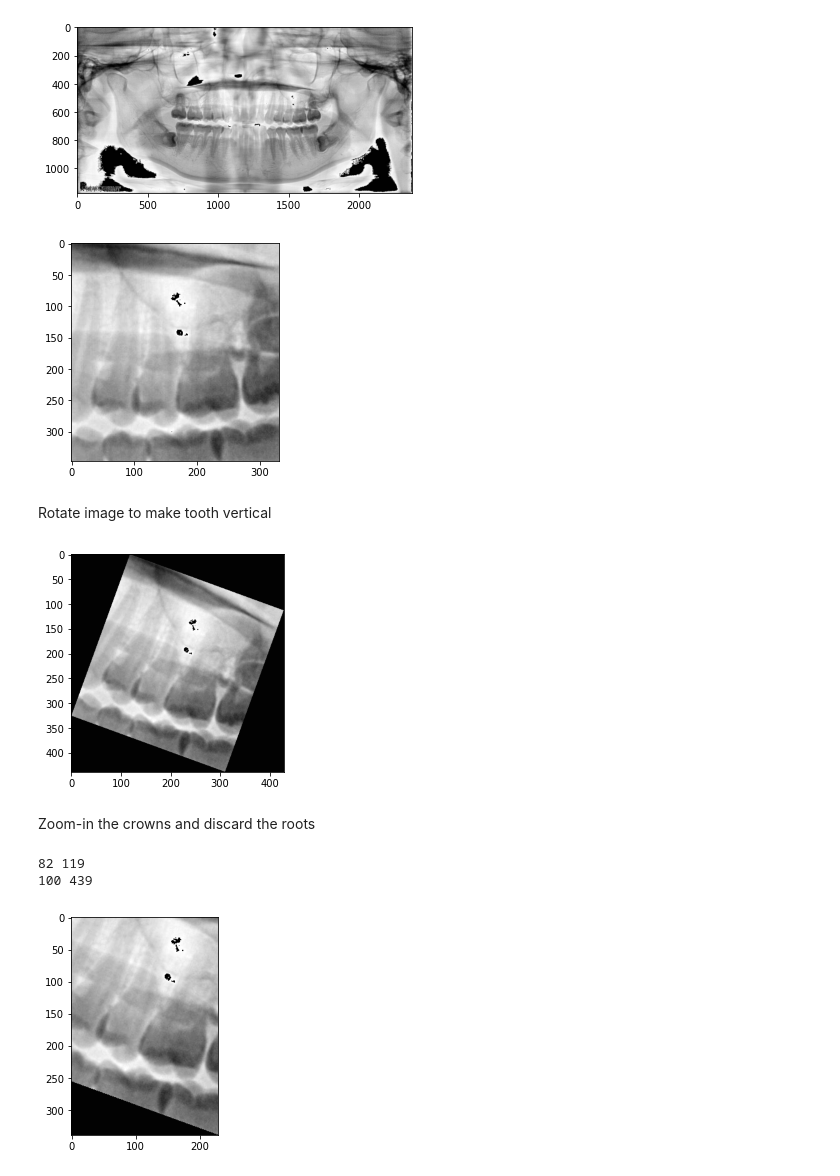
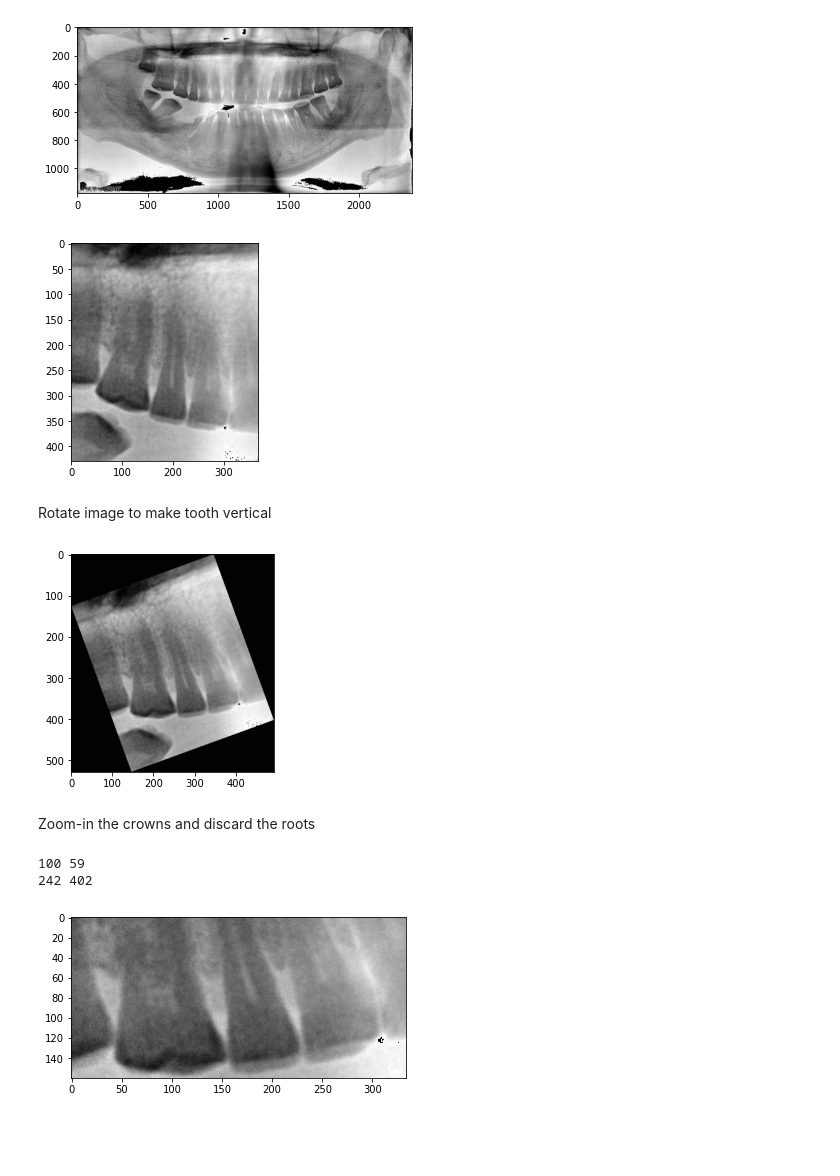
Before and after one commit to alan8365/dentist-CV, a Jupyter notebook: edge/tooth_isolation_demo.ipynb, the cells around one changed output. Saved outputs shown, nothing was run; the diff lists cells and outputs as text; code cells hidden in the pictures; blank space fills up the shorter version.

```diff
--- a/edge/tooth_isolation_demo.ipynb
+++ b/edge/tooth_isolation_demo.ipynb
@@ -53,6 +47,6 @@ Adding AutoShape...
 # %%
 image_number = 1
-image_names = list(data_dir.glob('00008117.jpg'))
+image_names = list(data_dir.glob('00008554.jpg'))
 
 image_name = image_names[0]
 filename = image_name.stem
@@ -61,24 +55,24 @@ im = cv2.imread(image_name)
 plt.imshow(1 - im, cmap='gray')
 plt.show()
 # %% [output]
-[figure, old version]
+[figure, new version]
 # %%
 results = model(image_name)
 teeth_roi = get_teeth_ROI(results)
 teeth_roi_images = teeth_roi['images'][filename]
 teeth_roi_split_teeth = teeth_roi['split_teeth']
 
-target_roi = teeth_roi_images[2]
+target_roi = teeth_roi_images[0]
 target_roi_image = target_roi['image']
 flag = target_roi['flag']
 tooth_position = tooth_position_dict[target_roi['number']]
 im_g = cv2.cvtColor(target_roi_image, cv2.COLOR_RGBA2GRAY)
 im_g_shape = np.array(np.array(im_g.shape)[[1, 0]])
 
 plt.imshow(1 - im_g, cmap='gray')
 plt.show()
 # %% [output]
-[figure, old version]
+[figure, new version]
 # %% [markdown]
 Rotate image to make tooth vertical
 # %%
@@ -90,7 +84,7 @@ source_rotated = ndimage.rotate(source, theta, reshape=True, cval=255)
 plt.imshow(1 - source_rotated, cmap='gray')
 plt.show()
 # %% [output]
-[figure, old version]
+[figure, new version]
 # %% [markdown]
 Zoom-in the crowns and discard the roots
 # %%
@@ -126,9 +120,9 @@ print(gum_sep_line, jaw_sep_line)
 plt.imshow(1 - source_roi, cmap='gray')
 plt.show()
 # %% [output]
-82 119
-100 439
+100 59
+242 402
-[figure, old version]
+[figure, new version]
 # %%
 tooth_type = 'incisor' if tooth_position == 'middle' else 'molar'
 window_position, valleys, ver, ver_slope = vertical_separation(source_roi, flag=flag, tooth_type=tooth_type,
```
Also changed, not shown: parts of 3 cells of this notebook, 8 other files.
